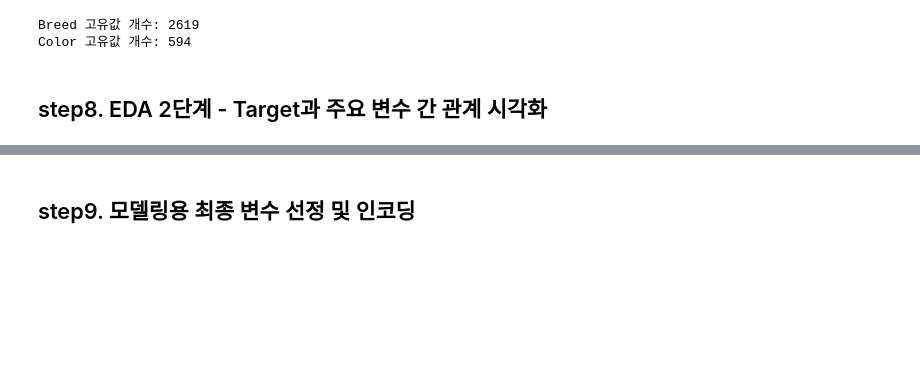
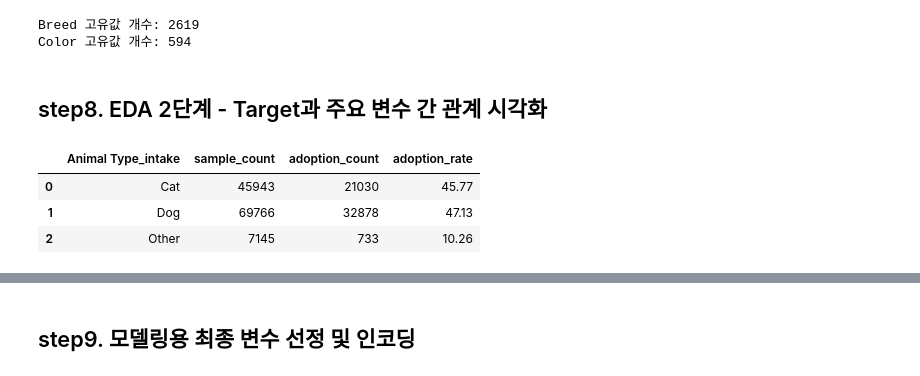
Before and after one commit to j2tori-design/Animal-Shelter-Analytics, a Jupyter notebook: code/Animal Shelter Analytics.ipynb, the cells around one changed output, grey strips where cells are left out. Drawn from its saved outputs; the diff is of its cells as text; code cells hidden in the pictures; blank space fills up the shorter version.

```diff
--- a/code/Animal Shelter Analytics.ipynb
+++ b/code/Animal Shelter Analytics.ipynb
@@ -269,5 +347,22 @@ Color 고유값 개수: 594
 # %% [markdown]
 ## step8. EDA 2단계 - Target과 주요 변수 간 관계 시각화
+# %%
+animal_summary = (
+    df.groupby("Animal Type_intake", observed=True)
+      .agg(
+          sample_count=("target_adoption", "size"),
+          adoption_count=("target_adoption", "sum"),
+          adoption_rate=("target_adoption", "mean")
+      ).reset_index())
+
+animal_summary["adoption_rate"] = (animal_summary["adoption_rate"] * 100).round(2)
+
+animal_summary
+# %% [output]
+|  | Animal Type_intake | sample_count | adoption_count | adoption_rate |
+| 0 | Cat | 45943 | 21030 | 45.77 |
+| 1 | Dog | 69766 | 32878 | 47.13 |
+| 2 | Other | 7145 | 733 | 10.26 |
 # %%
 fig, axes = plt.subplots(2, 2, figsize=(13, 10))
 
```
Also changed, not shown: parts of 14 cells of this notebook.
